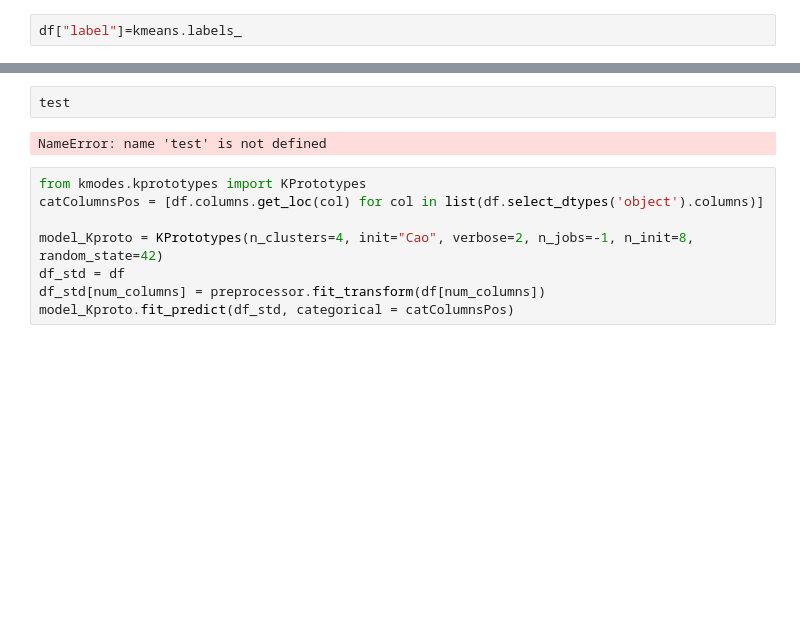
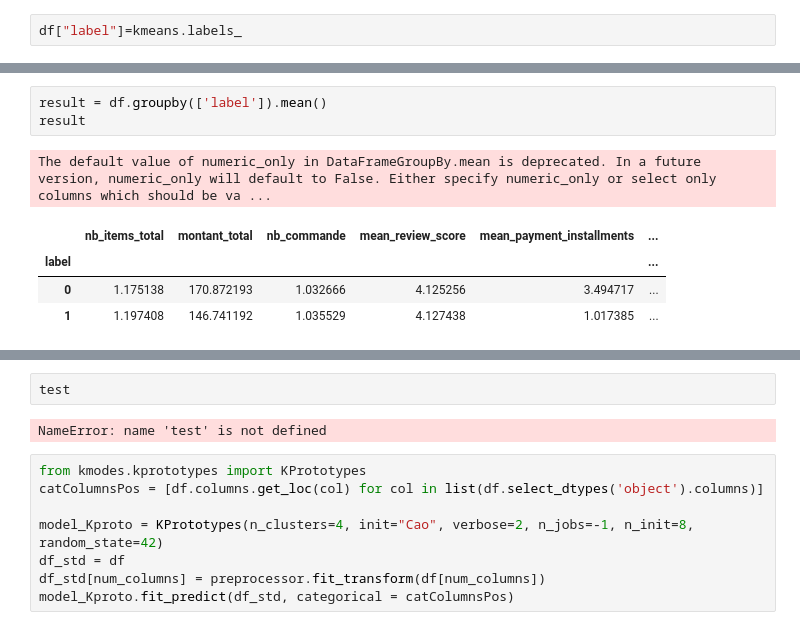
Before and after one commit to StevenDelval/segmentation_client, a Jupyter notebook: model.ipynb, the cells around one changed output, grey strips where cells are left out. Drawn from its saved outputs; the diff is of its cells as text; blank space fills up the shorter version.

```diff
--- a/model.ipynb
+++ b/model.ipynb
@@ -151,0 +87,9 @@ plt.show()
+# %%
+result = df.groupby(['label']).mean()
+result
+# %% [output]
+The default value of numeric_only in DataFrameGroupBy.mean is deprecated. In a future version, numeric_only will default to False. Either specify numeric_only or select only columns which should be va ...
+|  | nb_items_total | montant_total | nb_commande | mean_review_score | mean_payment_installments | ... |
+| label |  |  |  |  |  | ... |
+| 0 | 1.175138 | 170.872193 | 1.032666 | 4.125256 | 3.494717 | ... |
+| 1 | 1.197408 | 146.741192 | 1.035529 | 4.127438 | 1.017385 | ... |
```
Also changed, not shown: parts of 9 cells of this notebook, 3 other files.
